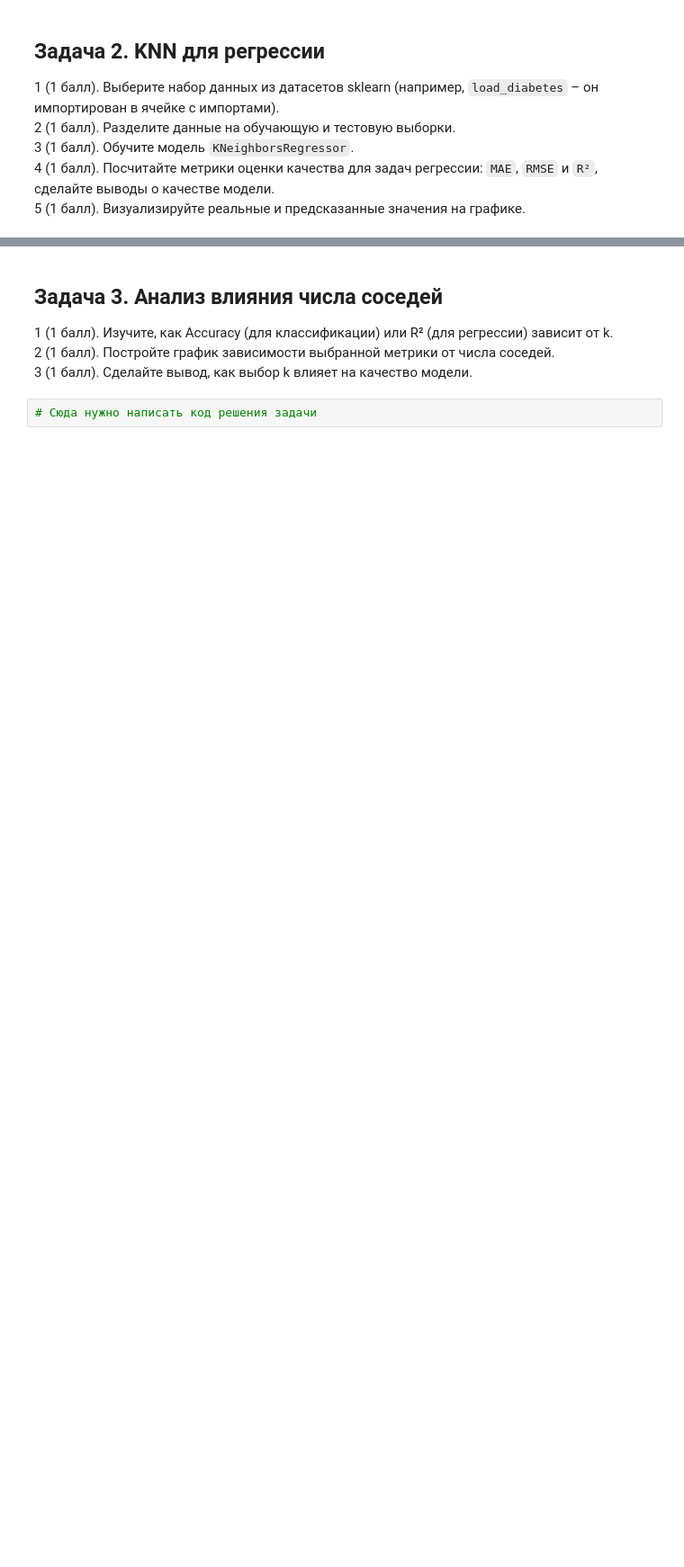
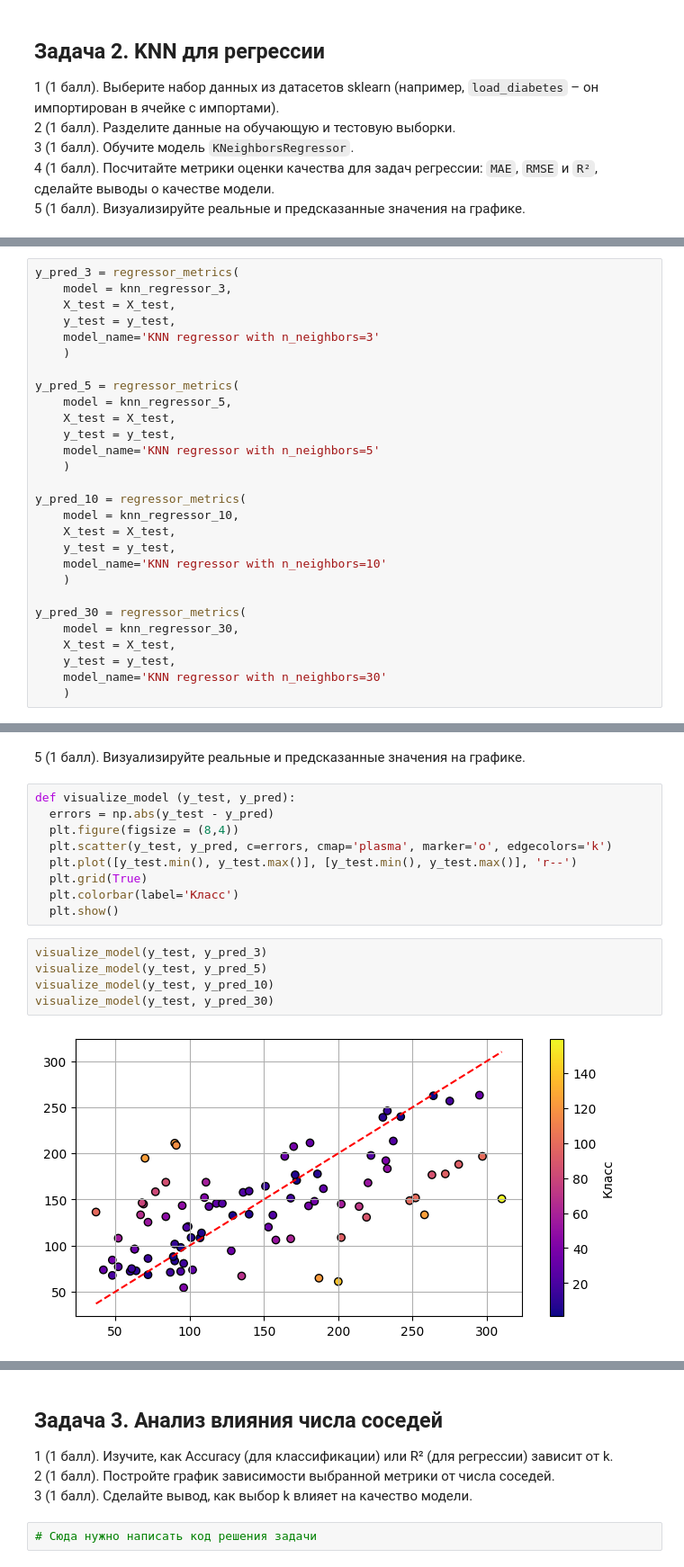
Before and after one commit to Yukkitsune/TBank-Analytics, a Jupyter notebook: Machine learning/knn_homework.ipynb, the cells around one changed output, grey strips where cells are left out. Shown at 90% size. Drawn from its saved outputs; the diff is of its cells as text; blank space fills up the shorter version.

```diff
--- a/Machine learning/knn_homework.ipynb
+++ b/Machine learning/knn_homework.ipynb
@@ -130,0 +160,28 @@ weighted avg       0.72      0.69      0.70        36
+# %%
+y_pred_3 = regressor_metrics(
+    model = knn_regressor_3,
+    X_test = X_test,
+    y_test = y_test,
+    model_name='KNN regressor with n_neighbors=3'
+    )
+
+y_pred_5 = regressor_metrics(
+    model = knn_regressor_5,
+    X_test = X_test,
+    y_test = y_test,
+    model_name='KNN regressor with n_neighbors=5'
+    )
+
+y_pred_10 = regressor_metrics(
+    model = knn_regressor_10,
+    X_test = X_test,
+    y_test = y_test,
+    model_name='KNN regressor with n_neighbors=10'
+    )
+
+y_pred_30 = regressor_metrics(
+    model = knn_regressor_30,
+    X_test = X_test,
+    y_test = y_test,
+    model_name='KNN regressor with n_neighbors=30'
+    )
@@ -130,0 +208,18 @@ weighted avg       0.72      0.69      0.70        36
+# %% [markdown]
+5 (1 балл). Визуализируйте реальные и предсказанные значения на графике.
+# %%
+def visualize_model (y_test, y_pred):
+  errors = np.abs(y_test - y_pred)
+  plt.figure(figsize = (8,4))
+  plt.scatter(y_test, y_pred, c=errors, cmap='plasma', marker='o', edgecolors='k')
+  plt.plot([y_test.min(), y_test.max()], [y_test.min(), y_test.max()], 'r--')
+  plt.grid(True)
+  plt.colorbar(label='Класс')
+  plt.show()
+# %%
+visualize_model(y_test, y_pred_3)
+visualize_model(y_test, y_pred_5)
+visualize_model(y_test, y_pred_10)
+visualize_model(y_test, y_pred_30)
+# %% [output]
+[figure, added]
```
Also changed, not shown: parts of 5 cells of this notebook.
